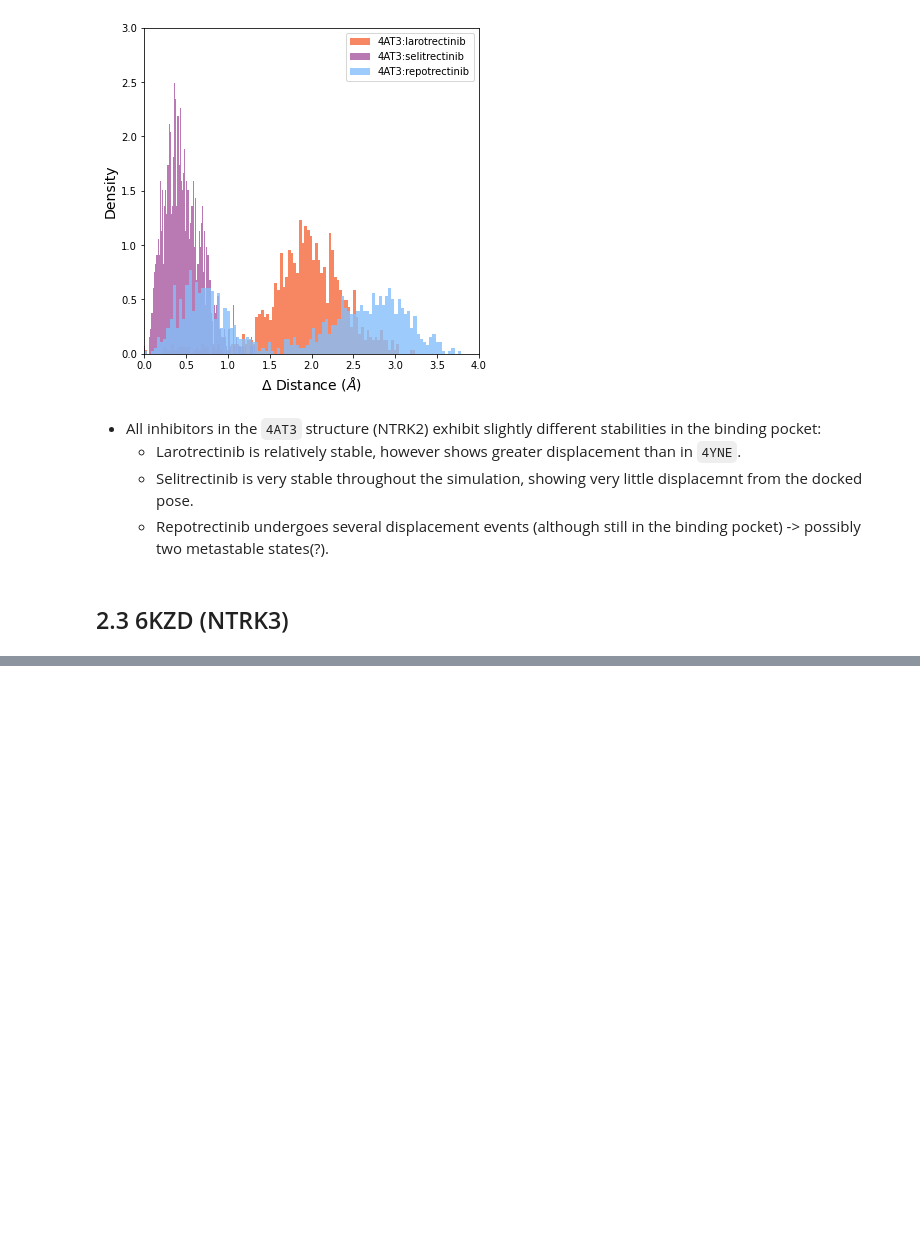
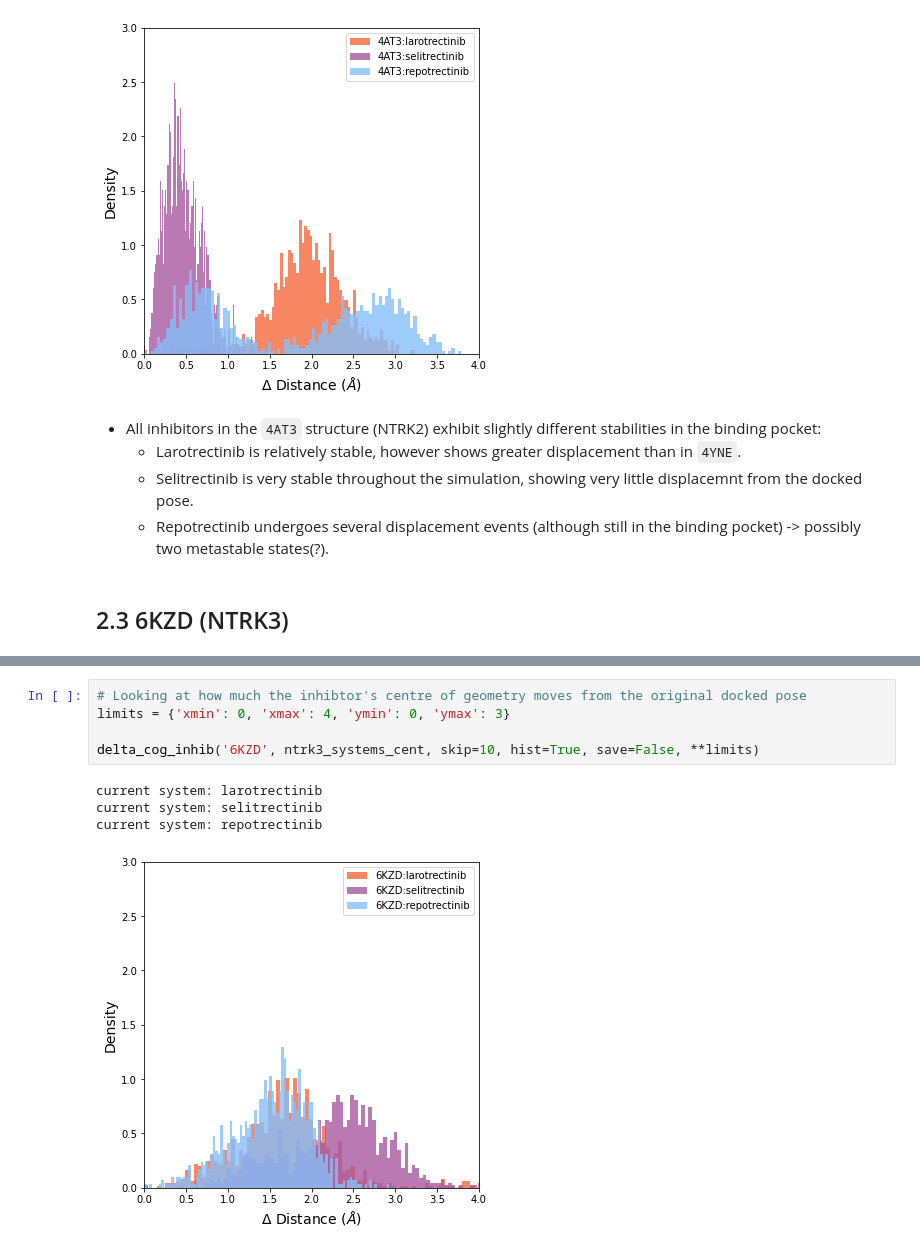
Before and after one commit to openkinome/study-ntrk-resistance, a Jupyter notebook: notebooks/md/md.ipynb, the cells around one changed output, grey strips where cells are left out. Drawn from its saved outputs; the diff is of its cells as text; blank space fills up the shorter version.

```diff
--- a/notebooks/md/md.ipynb
+++ b/notebooks/md/md.ipynb
@@ -210,0 +236,10 @@ view
+# %%
+# Looking at how much the inhibtor's centre of geometry moves from the original docked pose
+limits = {'xmin': 0, 'xmax': 4, 'ymin': 0, 'ymax': 3}
+
+delta_cog_inhib('6KZD', ntrk3_systems_cent, skip=10, hist=True, save=False, **limits)
+# %% [output]
+current system: larotrectinib
+current system: selitrectinib
+current system: repotrectinib
+[figure, added]
```
Also changed, not shown: parts of 8 cells of this notebook, 29 other files.
